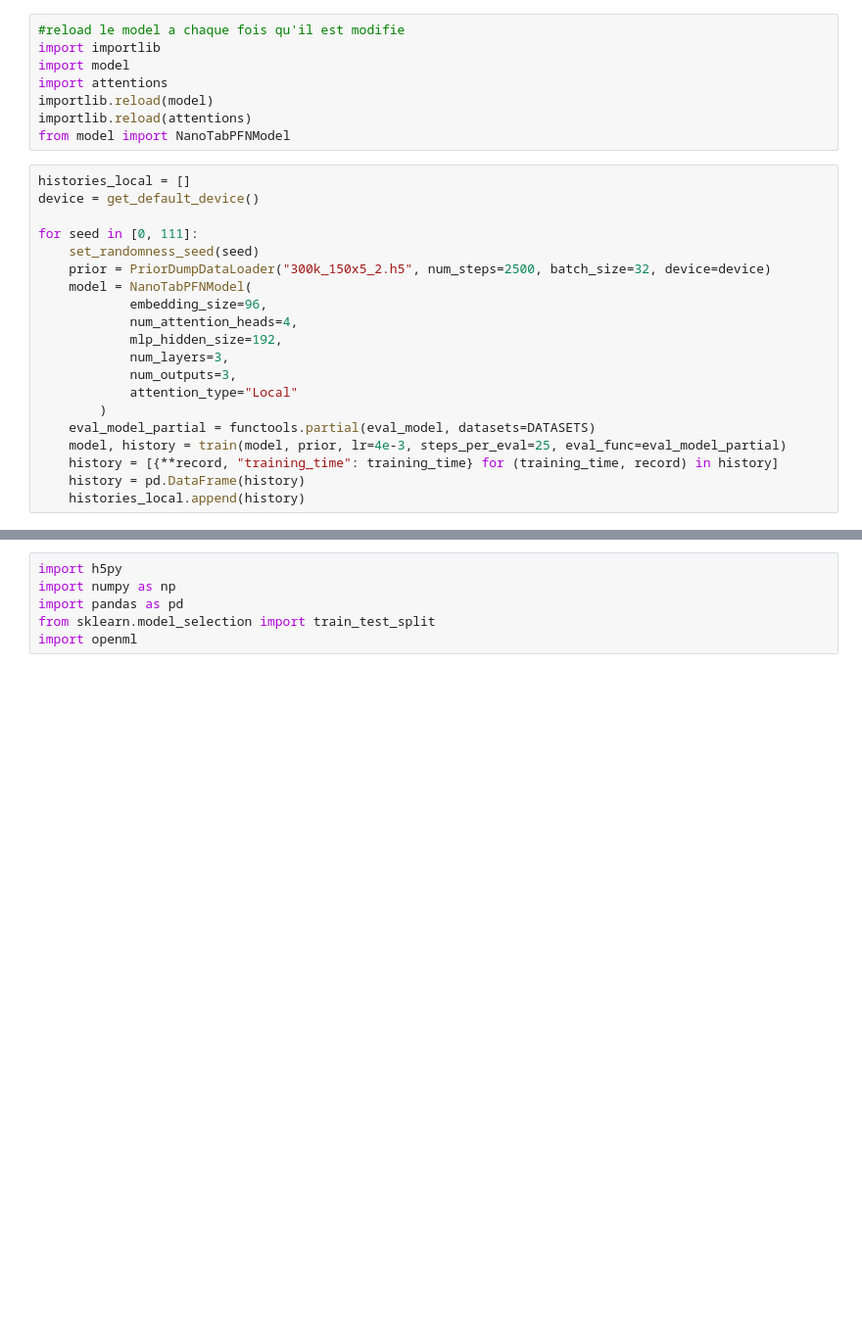
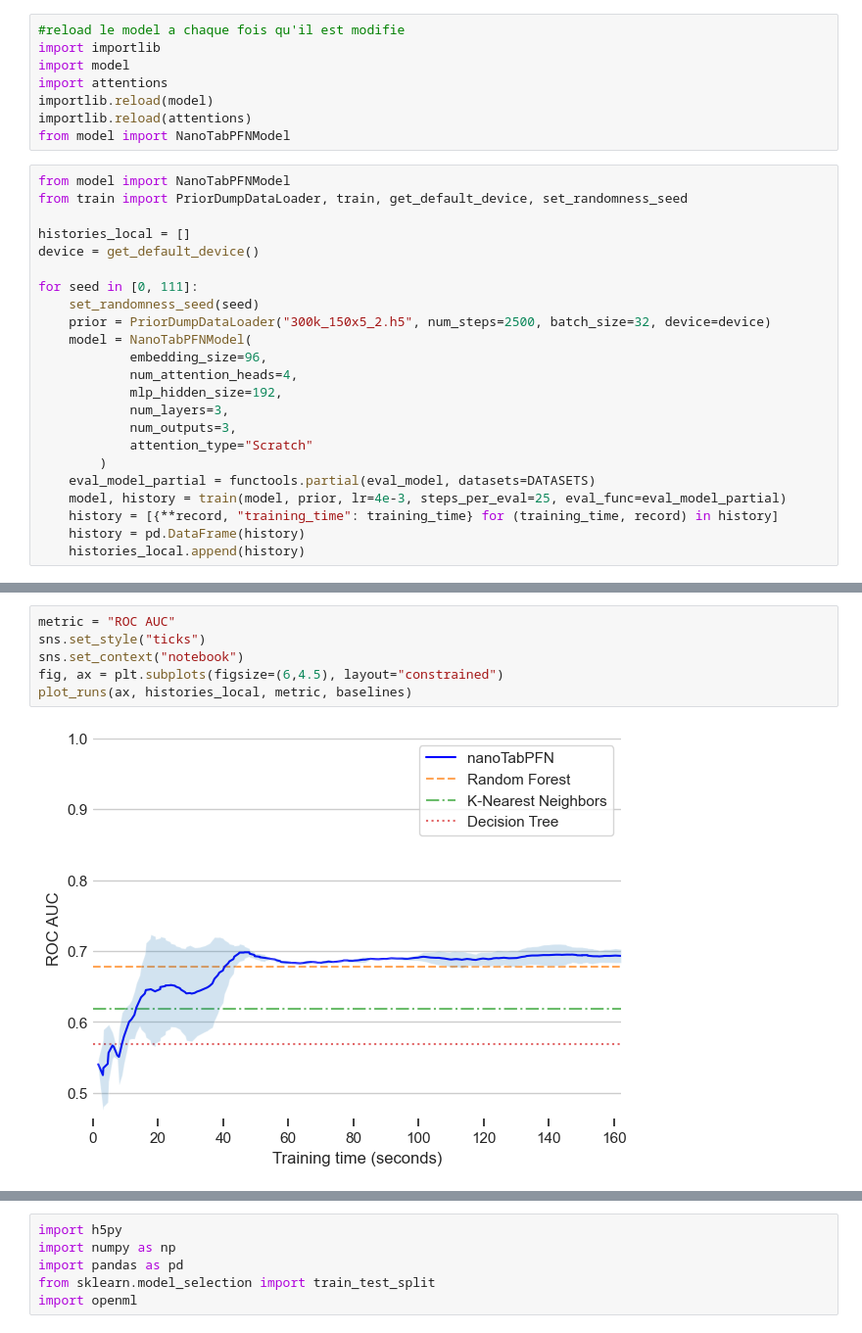
Before and after one commit to sgobbi/Neuralk_NanoTabFPN, a Jupyter notebook: experiment.ipynb, the cells around one changed output, grey strips where cells are left out. Shown at 98% size. Drawn from its saved outputs; the diff is of its cells as text; blank space fills up the shorter version.

```diff
--- a/experiment.ipynb
+++ b/experiment.ipynb
@@ -454,6 +451,9 @@ importlib.reload(model)
 importlib.reload(attentions)
 from model import NanoTabPFNModel
 # %%
+from model import NanoTabPFNModel
+from train import PriorDumpDataLoader, train, get_default_device, set_randomness_seed
+
 histories_local = []
 device = get_default_device()
 
@@ -466,7 +466,7 @@ for seed in [0, 111]:
             mlp_hidden_size=192,
             num_layers=3,
             num_outputs=3,
-            attention_type="Local"
+            attention_type="Scratch"
         )
     eval_model_partial = functools.partial(eval_model, datasets=DATASETS)
     model, history = train(model, prior, lr=4e-3, steps_per_eval=25, eval_func=eval_model_partial)
@@ -493,0 +494,8 @@ weighted_
+# %%
+metric = "ROC AUC"
+sns.set_style("ticks")
+sns.set_context("notebook")
+fig, ax = plt.subplots(figsize=(6,4.5), layout="constrained")
+plot_runs(ax, histories_local, metric, baselines)
+# %% [output]
+[figure, added]
```
Also changed, not shown: parts of 7 cells of this notebook, 3 other files.
